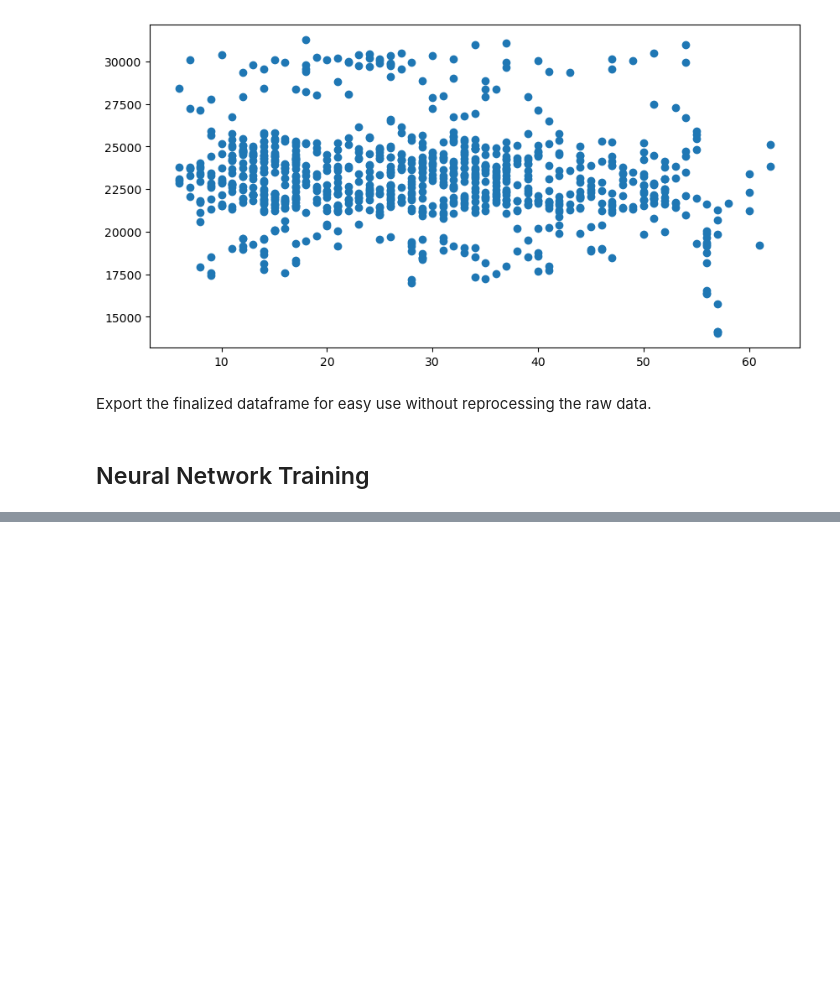
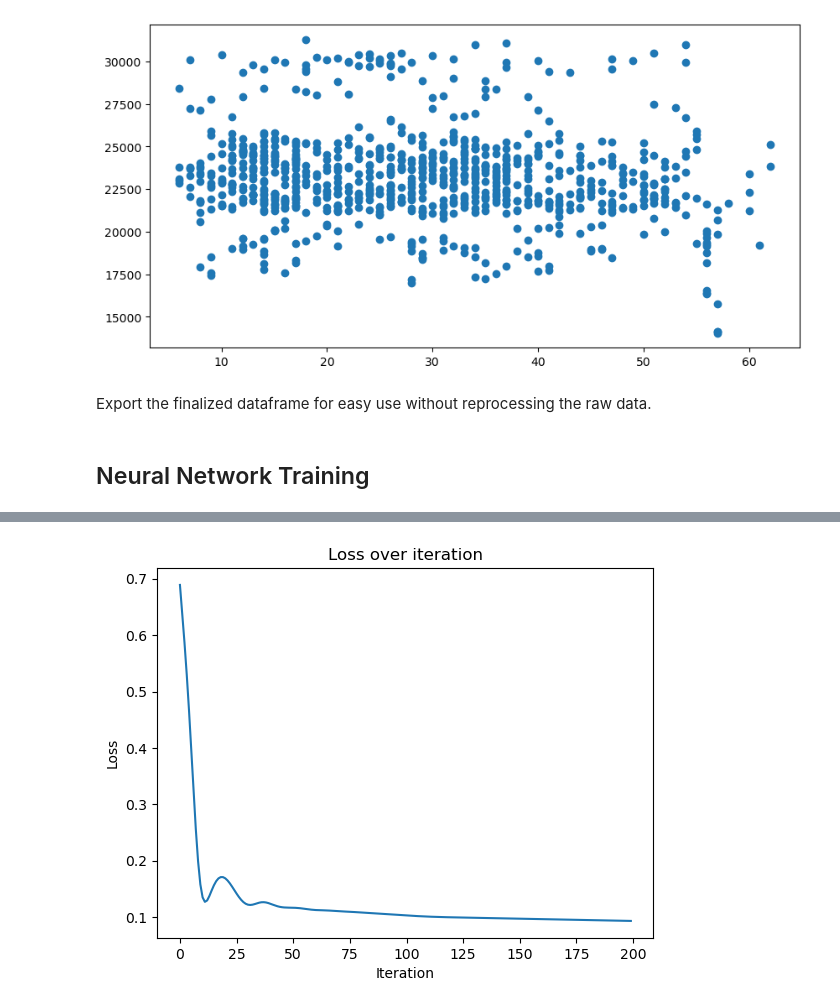
Before and after one commit to krwiles/capstone-project, a Jupyter notebook: project.ipynb, the cells around one changed output, grey strips where cells are left out. Saved outputs shown, nothing was run; the diff lists cells and outputs as text; code cells hidden in the pictures; blank space fills up the shorter version.

```diff
--- a/project.ipynb
+++ b/project.ipynb
@@ -445,0 +458,10 @@ df
+# %%
+X_train = torch.tensor(X_train).float()
+X_test = torch.tensor(X_test).float()
+y_train = torch.tensor(y_train).float().unsqueeze(1)
+y_test = torch.tensor(y_test).float().unsqueeze(1)
+# %%
+min_val = X_train.min(axis=0)[0]  # Column-wise min
+max_val = X_train.max(axis=0)[0]  # Column-wise max
+X_train = (X_train - min_val) / (max_val - min_val)  # Scale training data to [0, 1]
+X_test = (X_test - min_val) / (max_val - min_val)    # Scale test data using training min and max
@@ -445,0 +503,27 @@ df
+# %%
+model = FeedForwardNN(input_size=12, hidden_size=256, output_size=1)
+criterion = nn.BCELoss() # binary cross entropy loss function
+optimizer = optim.Adam(model.parameters(), lr=0.001)
+# %%
+num_epochs = 200
+losses = []
+
+for epoch in range(num_epochs):
+
+    # forward pass
+    y_pred = model(X_train)
+    loss = criterion(y_pred, y_train)
+
+    # Backward pass
+    optimizer.zero_grad() # reset gradients to 0
+    loss.backward()
+    optimizer.step()
+
+    acc = (y_pred - y_train).sum()
+
+    # Print to console
+    if (epoch + 1) % 10 == 0:
+        print(f'Epoch [{epoch + 1}], Loss: {acc}')
+
+    # Append loss to list
+    losses.append(loss.item())
@@ -445,0 +551,8 @@ df
+# %%
+plt.plot(range(num_epochs), losses)
+plt.xlabel('Iteration')
+plt.ylabel('Loss')
+plt.title('Loss over iteration')
+plt.show()
+# %% [output]
+[figure, added]
```
Also changed, not shown: parts of 16 cells of this notebook.
